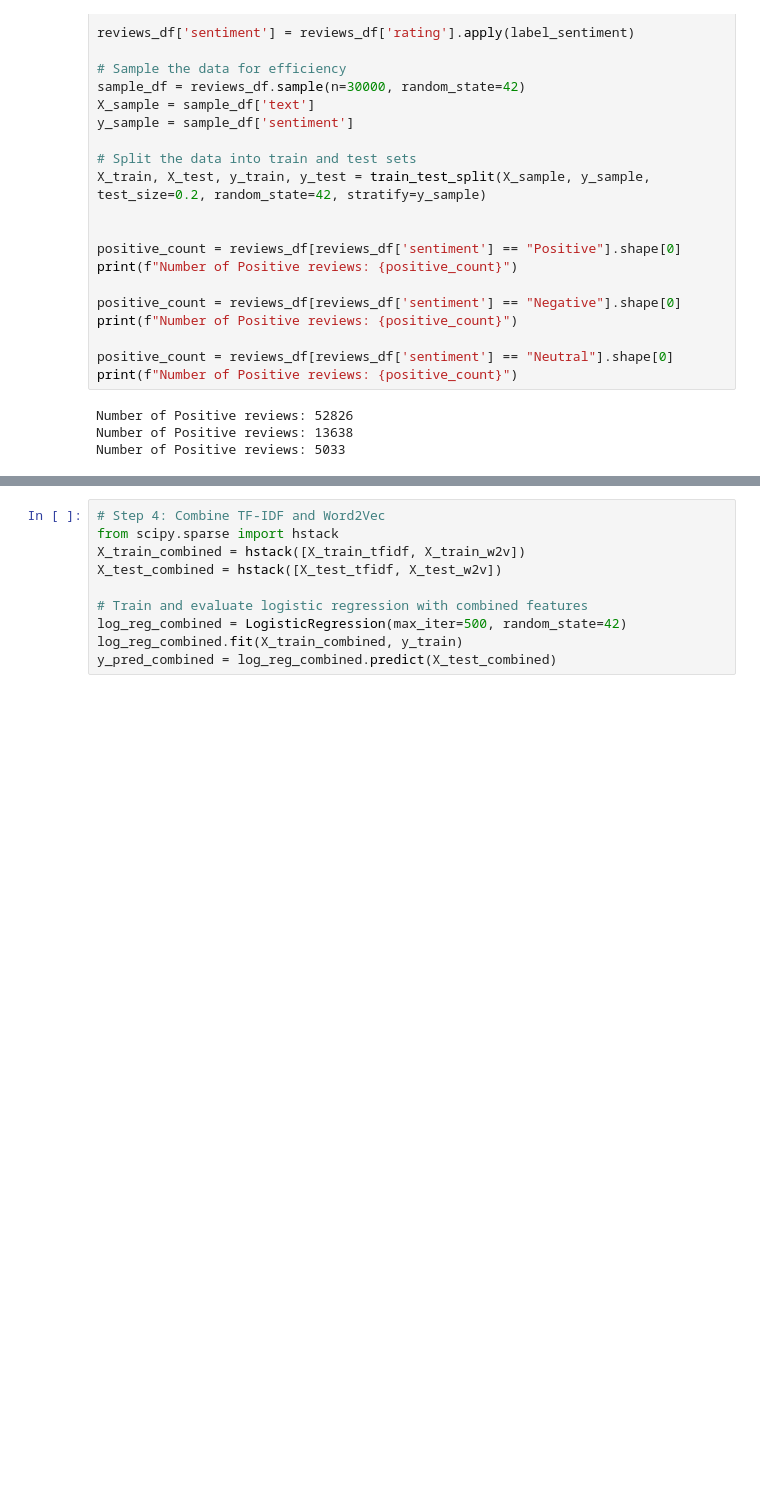
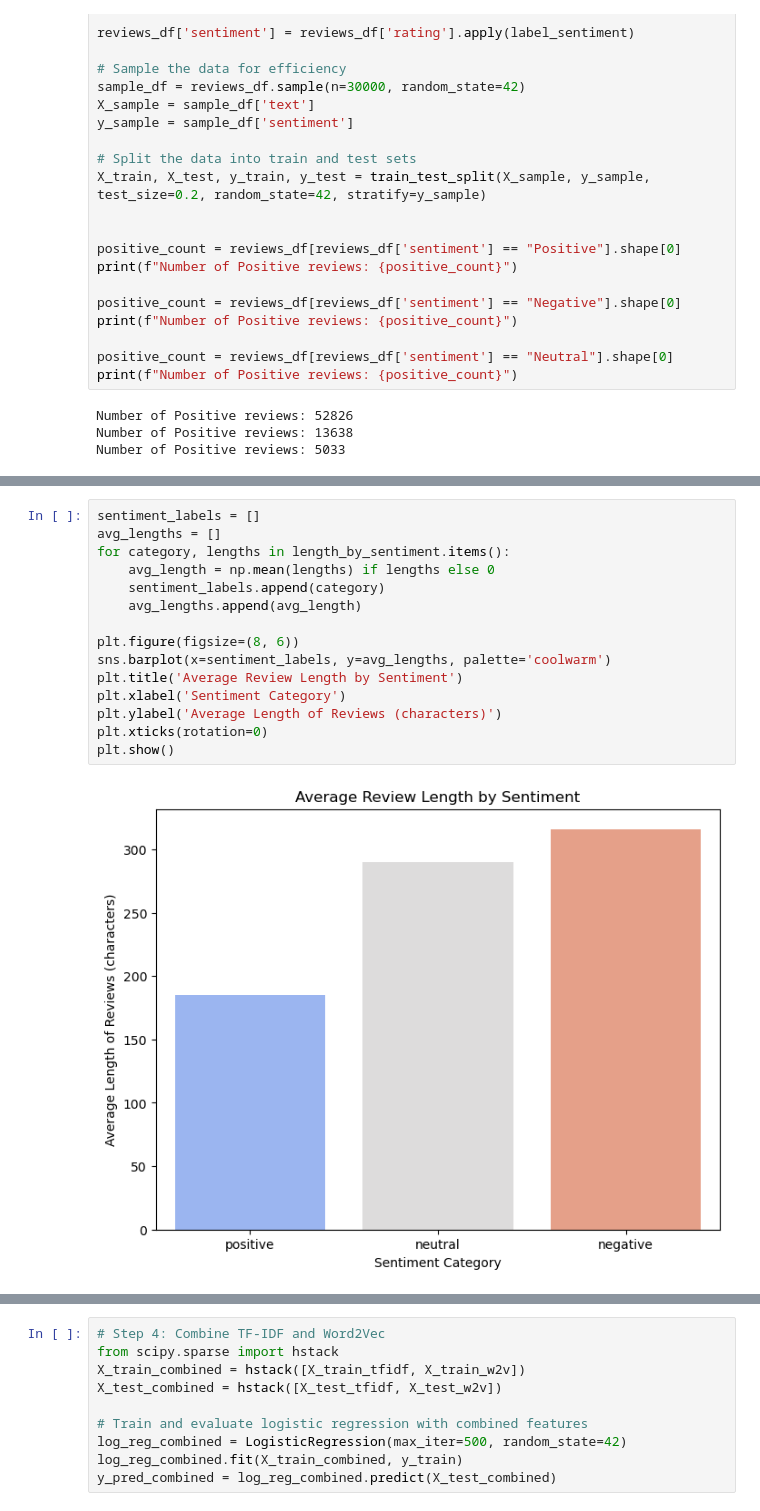
Before and after one commit to ramistry/Sentiment_Analysis, a Jupyter notebook: Advanced.ipynb, the cells around one changed output, grey strips where cells are left out. Cells and saved outputs as stored; diff of their text form; blank space fills up the shorter version.

```diff
--- a/Advanced.ipynb
+++ b/Advanced.ipynb
@@ -52,0 +159,17 @@ Number of Positive reviews: 5033
+# %%
+sentiment_labels = []
+avg_lengths = []
+for category, lengths in length_by_sentiment.items():
+    avg_length = np.mean(lengths) if lengths else 0
+    sentiment_labels.append(category)
+    avg_lengths.append(avg_length)
+
+plt.figure(figsize=(8, 6))
+sns.barplot(x=sentiment_labels, y=avg_lengths, palette='coolwarm')
+plt.title('Average Review Length by Sentiment')
+plt.xlabel('Sentiment Category')
+plt.ylabel('Average Length of Reviews (characters)')
+plt.xticks(rotation=0)
+plt.show()
+# %% [output]
+[figure, added]
```
Also changed, not shown: parts of 11 cells of this notebook, 1 other file.
